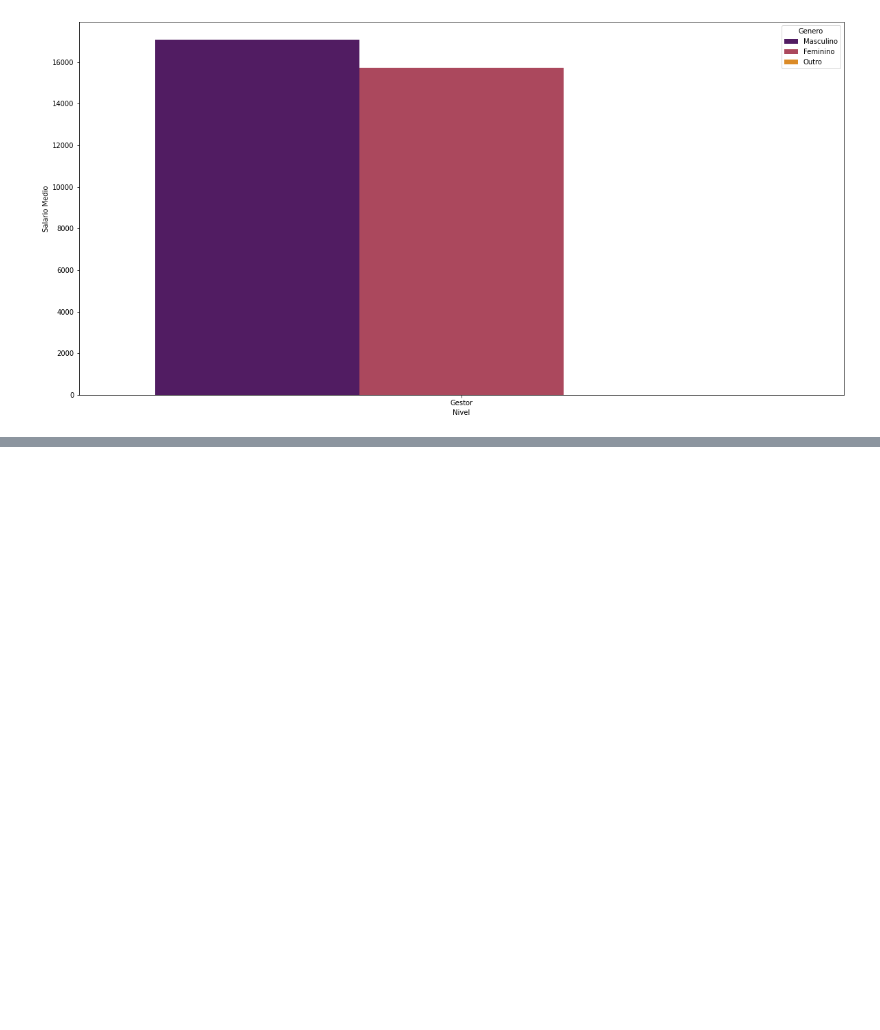
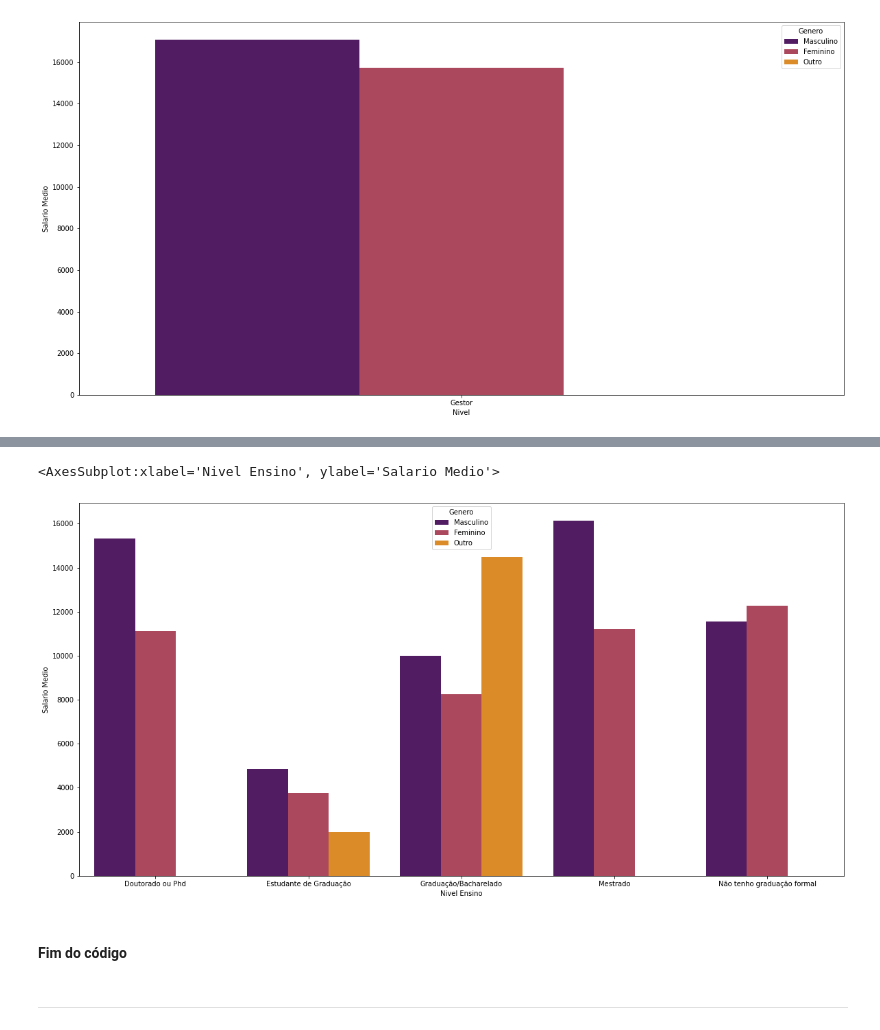
Before and after one commit to luanipiva/BootcampMIA22, a Jupyter notebook: 4. Visualização de Dados/Visualização_de_Dados.ipynb, the cells around one changed output, grey strips where cells are left out. Saved outputs shown, nothing was run; the diff lists cells and outputs as text; code cells hidden in the pictures; blank space fills up the shorter version.

```diff
--- a/4. Visualização de Dados/Visualização_de_Dados.ipynb
+++ b/4. Visualização de Dados/Visualização_de_Dados.ipynb
@@ -249,0 +285,2 @@ sns.barplot(x='Nivel', y='Salario Medio', hue='Genero', data=tmp, palette='infer
+# %%
+tmp = df.groupby(['Genero', 'Nivel Ensino'])['Faixa Salarial_number'].mean()
@@ -249,0 +297,3 @@ sns.barplot(x='Nivel', y='Salario Medio', hue='Genero', data=tmp, palette='infer
+# %%
+tmp = tmp.reset_index(name='Salario Medio')
+tmp.head()
@@ -249,0 +307,13 @@ sns.barplot(x='Nivel', y='Salario Medio', hue='Genero', data=tmp, palette='infer
+# %%
+plt.figure(figsize=(20,10))
+sns.barplot(x='Nivel Ensino', y='Salario Medio', hue='Genero', data=tmp,
+order=['Doutorado ou Phd', 'Estudante de Graduação', 'Graduação/Bacharelado',
+'Mestrado', 'Não tenho graduação formal'],
+palette='inferno', hue_order=['Masculino', 'Feminino', 'Outro'])
+# %% [output]
+<AxesSubplot:xlabel='Nivel Ensino', ylabel='Salario Medio'>
+[figure, added]
+# %% [markdown]
+#### Fim do código
+# %% [markdown]
+---
```
Also changed, not shown: parts of 11 cells of this notebook.
